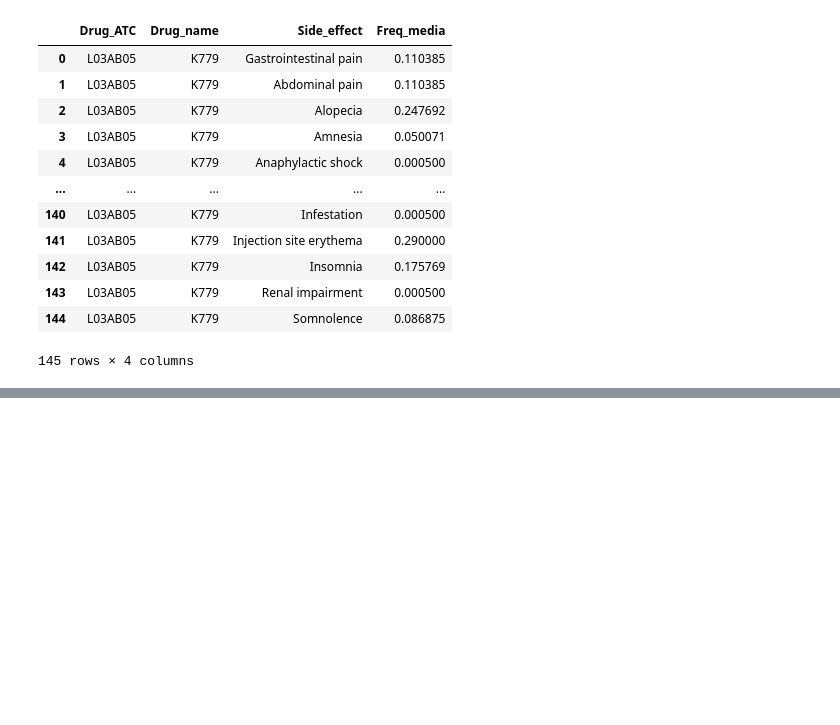
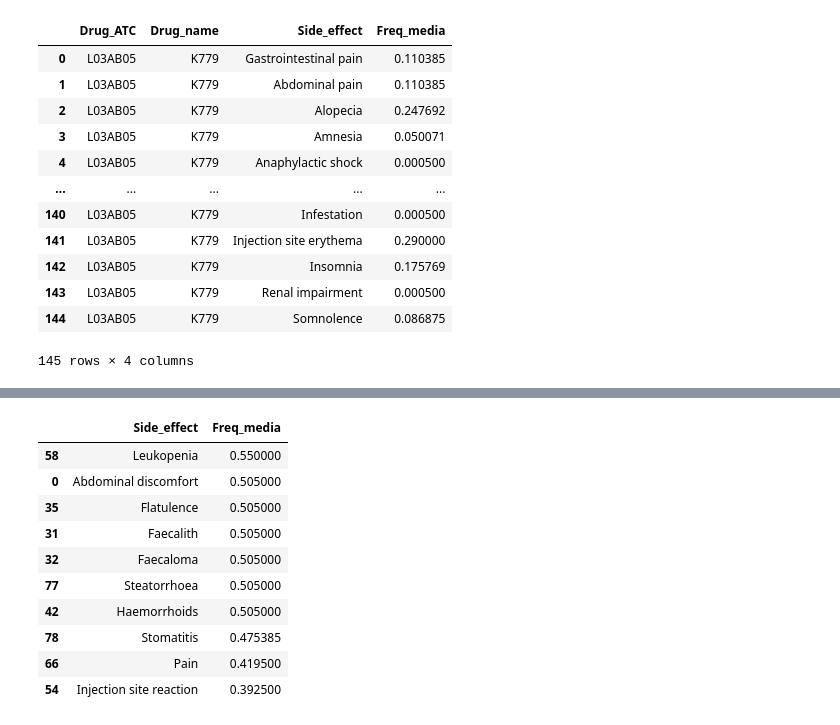
Before and after one commit to CarmenRu/TFG, a Jupyter notebook: Algoritmo DDI.ipynb, the cells around one changed output, grey strips where cells are left out. Drawn from its saved outputs; the diff is of its cells as text; code cells hidden in the pictures; blank space fills up the shorter version.

```diff
--- a/Algoritmo DDI.ipynb
+++ b/Algoritmo DDI.ipynb
@@ -319,0 +360,26 @@ union
+# %%
+a1 = efectos[efectos["Drug_ATC"]=="A16AA01"]
+a2 = efectos[efectos["Drug_ATC"]== "868"]
+a3 = efectos[efectos["Drug_ATC"]=="C10AC01"]
+a4 = efectos[efectos["Drug_ATC"]=="V03AF04"]
+#Concat porque los dos dfs tienen las mismas columnas
+union  = pd.concat([a1, a2, a3, a4], ignore_index=True)
+
+
+df_media = (
+    union.groupby('Side_effect', as_index=False)['Freq_media']
+      .mean()
+).sort_values(by="Freq_media", ascending=False)
+df_media.head(10)
+# %% [output]
+|  | Side_effect | Freq_media |
+| 58 | Leukopenia | 0.550000 |
+| 0 | Abdominal discomfort | 0.505000 |
+| 35 | Flatulence | 0.505000 |
+| 31 | Faecalith | 0.505000 |
+| 32 | Faecaloma | 0.505000 |
+| 77 | Steatorrhoea | 0.505000 |
+| 42 | Haemorrhoids | 0.505000 |
+| 78 | Stomatitis | 0.475385 |
+| 66 | Pain | 0.419500 |
+| 54 | Injection site reaction | 0.392500 |
```
Also changed, not shown: parts of 3 cells of this notebook, 1 other file.
